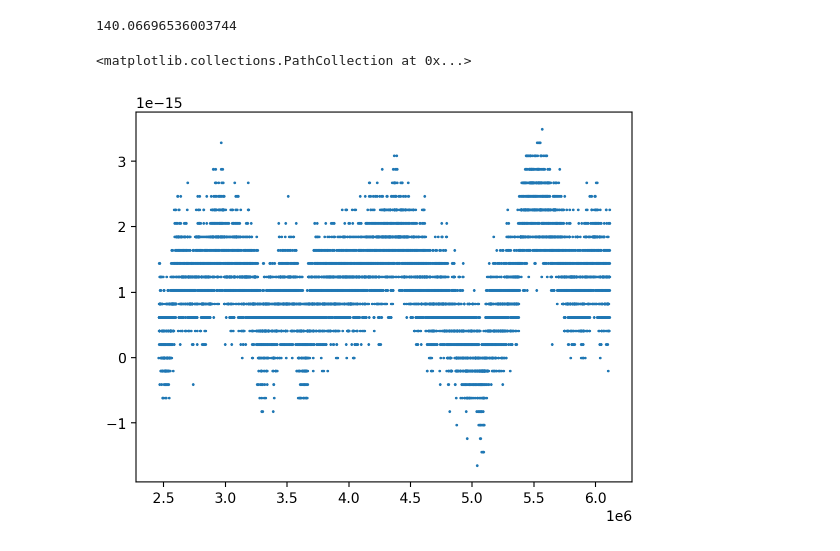
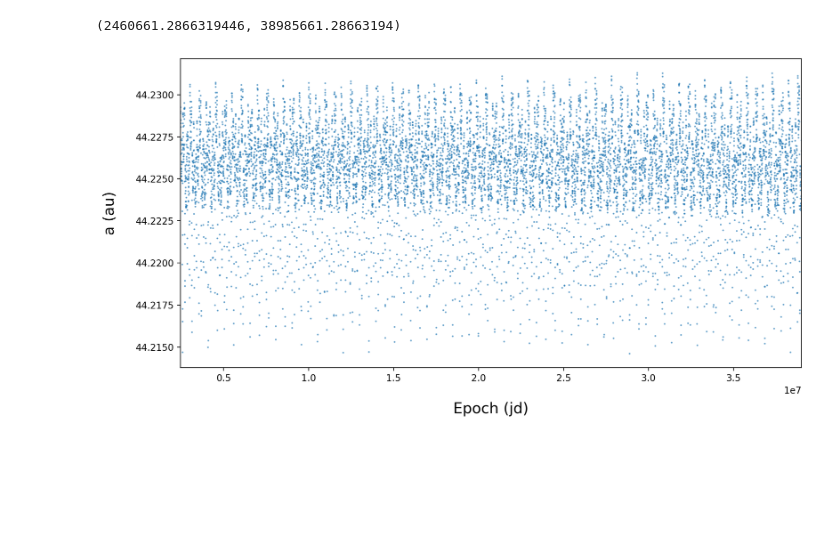
Before and after one commit to kjnapes/spacerocks, a Jupyter notebook: notebooks/nbody.ipynb, the cells around one changed output. Saved outputs shown, nothing was run; the diff lists cells and outputs as text; code cells hidden in the pictures; blank space fills up the shorter version.

```diff
--- a/notebooks/nbody.ipynb
+++ b/notebooks/nbody.ipynb
@@ -150,5 +94,5 @@ sim.step()
 # %%
-energies = []
+semimajors = []
 for epoch in epochs:
-    sim.integrate(epoch)
-    energies.append(sim.energy())
+    rsim.integrate(epoch.utc().jd())
+    semimajors.append(rsim.particles[-1].a)
@@ -160,9 +99,12 @@ sim.step()
-# %%
-sim.dt
-# %% [output]
-140.06696536003744
-# %%
-plt.scatter(epochs, (np.array(energies) - E0) / E0, s=1)
-# %% [output]
-<matplotlib.collections.PathCollection at 0x...>
-[figure, removed]
+# %%
+fig, ax = plt.subplots(figsize=(12, 6))
+
+eps = [epoch.utc().jd() for epoch in epochs]
+ax.scatter(eps, semimajors, s=1, alpha=0.5)
+
+ax.set_xlabel('Epoch (jd)', fontsize=16, labelpad=20)
+ax.set_ylabel('a (au)', fontsize=16, labelpad=20)
+ax.set_xlim(eps[0], eps[-1])
+# %% [output]
+(2460661.2866319446, 38985661.28663194)
+[figure, added]
```
Also changed, not shown: parts of 16 cells of this notebook, 7 other files.
